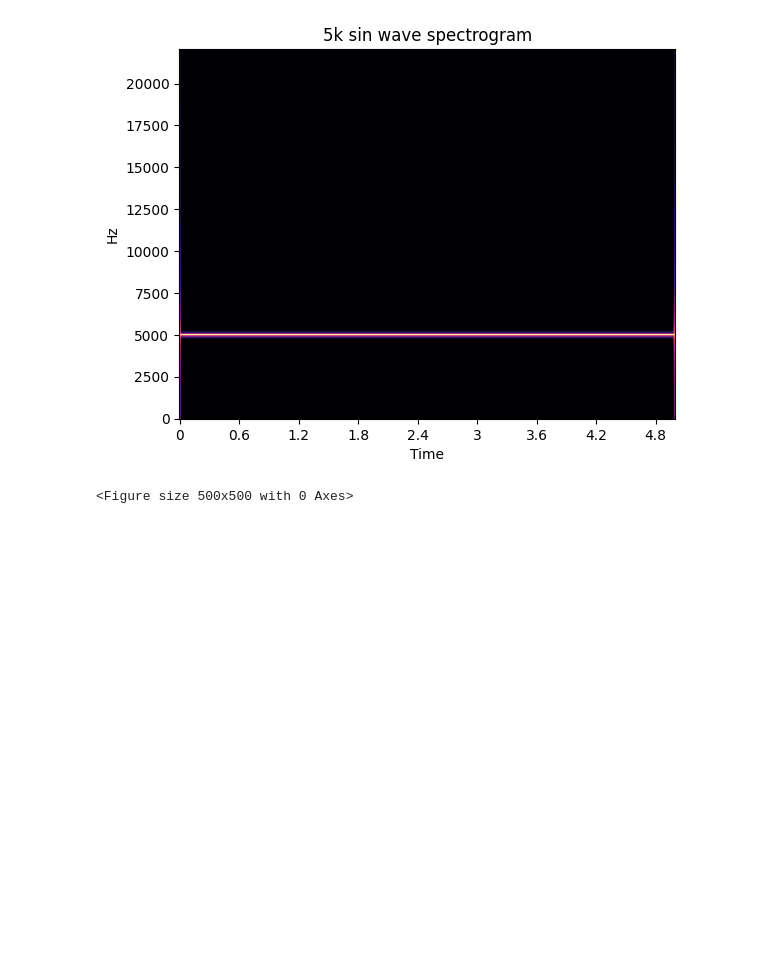
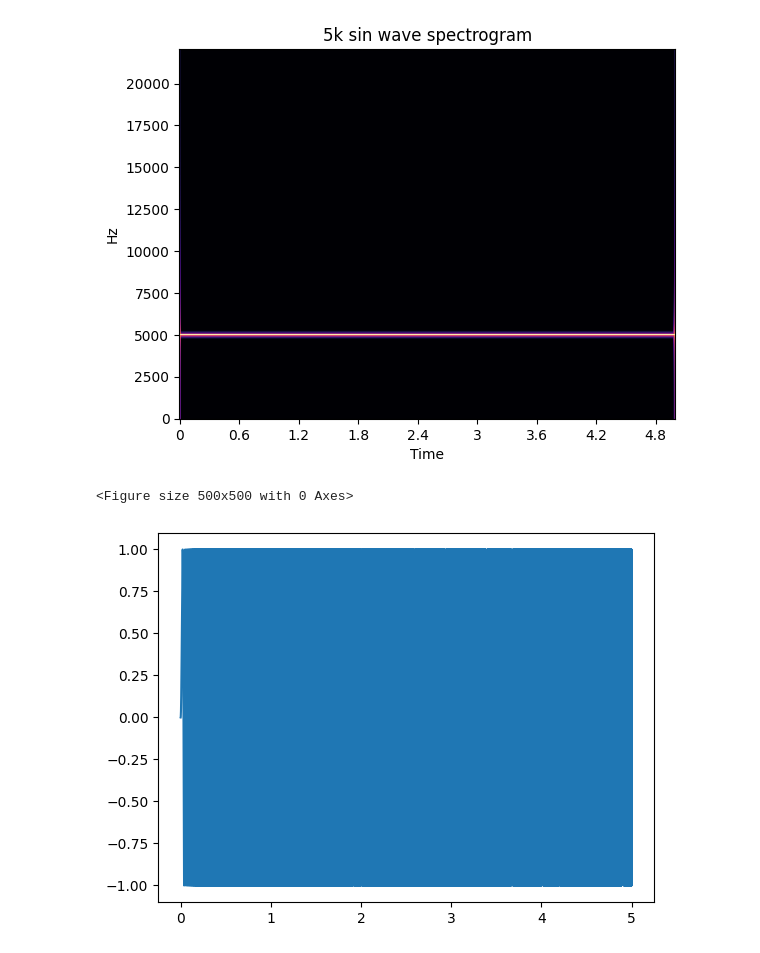
Before and after one commit to WheatleyTheCore/ECE2312_Projects, a Jupyter notebook: project2/project2.ipynb, the cells around one changed output. Drawn from its saved outputs; the diff is of its cells as text; code cells hidden in the pictures; blank space fills up the shorter version.

Commit message:
chirp works!

```diff
--- a/project2/project2.ipynb
+++ b/project2/project2.ipynb
@@ -34,3 +34,17 @@ fig = plt.figure(figsize=(5, 5))
 # %% [output]
 [figure]
 <Figure size 500x500 with 0 Axes>
+# %%
+SAMPLING_RATE = 44100
+def generate_chirp_wave(freq_max, sample_rate, duration):
+    x = np.linspace(0, duration, sample_rate*duration, endpoint=False)
+    frequencies = np.linspace(0, freq_max//2, sample_rate*duration, endpoint=False)
+    frequencies = np.multiply(x, frequencies)
+    y = np.sin((2*np.pi)*frequencies)
+    return x, y
+# %%
+chirp_x, chirp_y = generate_chirp_wave(5000, SAMPLING_RATE, 5)
+plt.plot(chirp_x, chirp_y)
+plt.show()
+# %% [output]
+[figure, added]
```
Also changed, not shown: parts of 2 cells of this notebook, 1 other file.
